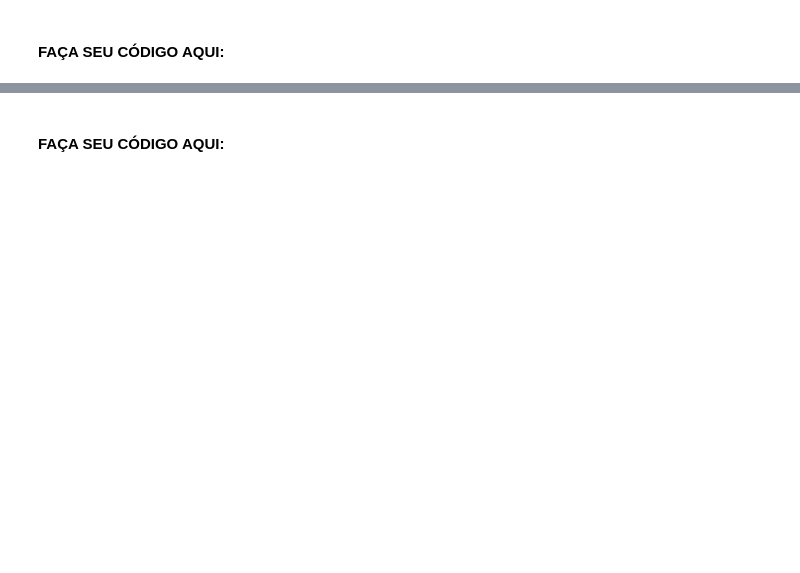
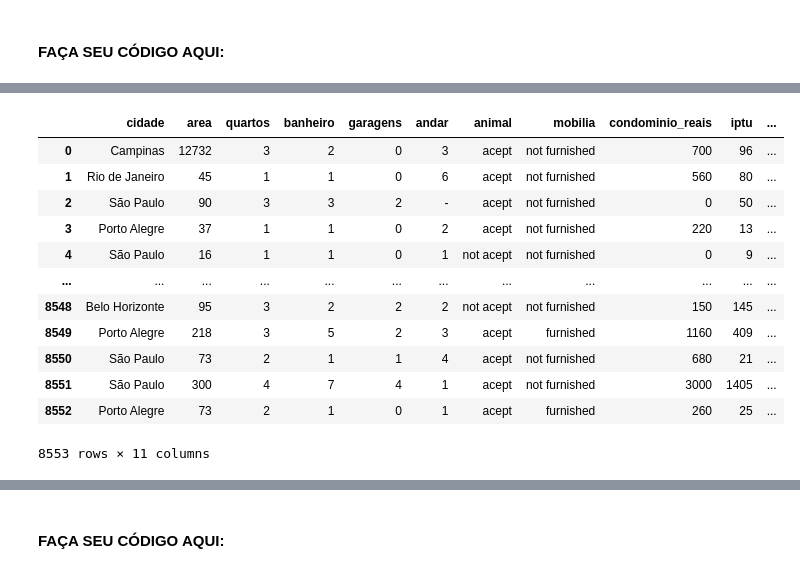
Before and after one commit to rafaluz/TOPICOS-ESPECIAIS-20241, a Jupyter notebook: 2 - Aprendizado de maquina/2 - Trabalho Avaliativo de Regressao.ipynb, the cells around one changed output, grey strips where cells are left out. Saved outputs shown, nothing was run; the diff lists cells and outputs as text; code cells hidden in the pictures; blank space fills up the shorter version.

```diff
--- a/2 - Aprendizado de maquina/2 - Trabalho Avaliativo de Regressao.ipynb
+++ b/2 - Aprendizado de maquina/2 - Trabalho Avaliativo de Regressao.ipynb
@@ -73,5 +106,8 @@ y = dataset['Price']
 # %%
 import pandas as pd
+import numpy as np
 
-# Carregar o arquivo CSV em um DataFrame
-df = pd.read_csv("preco-de-aluguel.csv", index_col=0)
+# Leitura dos dados
+X_train = pd.read_csv("X_train.csv")
+y_train = pd.read_csv("y_train.csv")
+X_test = pd.read_csv("X_test.csv")
@@ -127,0 +135,16 @@ df.head()
+# %%
+X_train
+# %% [output]
+|  | cidade | area | quartos | banheiro | garagens | andar | animal | mobilia | condominio_reais | iptu | ... |
+| 0 | Campinas | 12732 | 3 | 2 | 0 | 3 | acept | not furnished | 700 | 96 | ... |
+| 1 | Rio de Janeiro | 45 | 1 | 1 | 0 | 6 | acept | not furnished | 560 | 80 | ... |
+| 2 | São Paulo | 90 | 3 | 3 | 2 | - | acept | not furnished | 0 | 50 | ... |
+| 3 | Porto Alegre | 37 | 1 | 1 | 0 | 2 | acept | not furnished | 220 | 13 | ... |
+| 4 | São Paulo | 16 | 1 | 1 | 0 | 1 | not acept | not furnished | 0 | 9 | ... |
+| ... | ... | ... | ... | ... | ... | ... | ... | ... | ... | ... | ... |
+| 8548 | Belo Horizonte | 95 | 3 | 2 | 2 | 2 | not acept | not furnished | 150 | 145 | ... |
+| 8549 | Porto Alegre | 218 | 3 | 5 | 2 | 3 | acept | furnished | 1160 | 409 | ... |
+| 8550 | São Paulo | 73 | 2 | 1 | 1 | 4 | acept | not furnished | 680 | 21 | ... |
+| 8551 | São Paulo | 300 | 4 | 7 | 4 | 1 | acept | not furnished | 3000 | 1405 | ... |
+| 8552 | Porto Alegre | 73 | 2 | 1 | 0 | 1 | acept | furnished | 260 | 25 | ... |
+8553 rows × 11 columns
```
Also changed, not shown: parts of 10 cells of this notebook, 5 other files.
